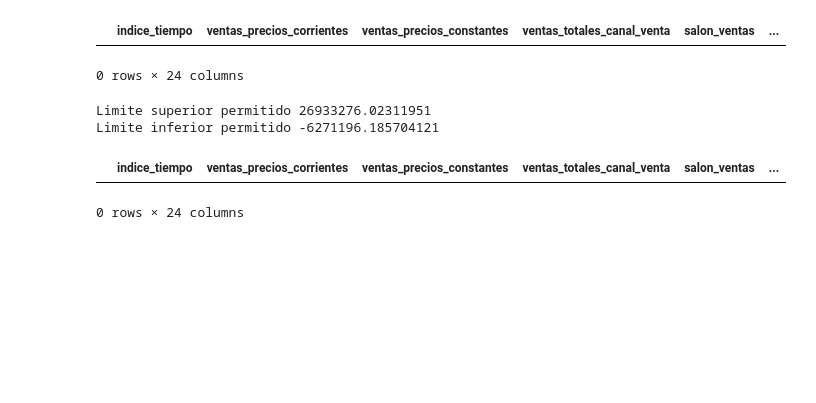
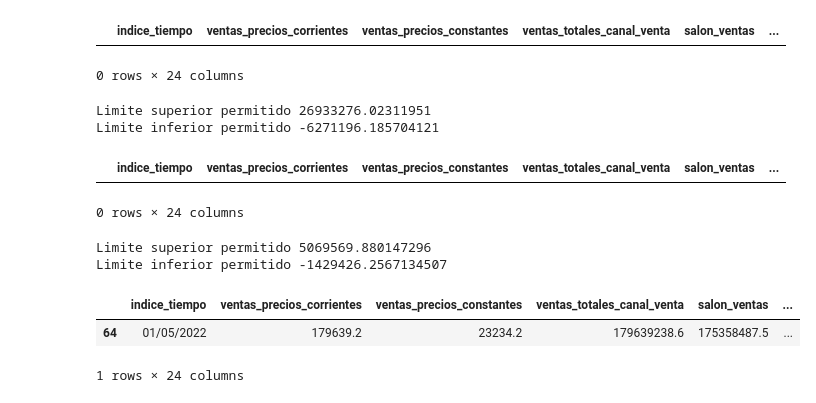
Before and after one commit to elenamnivonh/Actividad3, a Jupyter notebook: Act_Outliers.ipynb, the cells around one changed output. Drawn from its saved outputs; the diff is of its cells as text; code cells hidden in the pictures; blank space fills up the shorter version.

Commit message:
Variable 21

```diff
--- a/Act_Outliers.ipynb
+++ b/Act_Outliers.ipynb
@@ -960,3 +960,21 @@ outliersx20
 # %% [output]
 |  | indice_tiempo | ventas_precios_corrientes | ventas_precios_constantes | ventas_totales_canal_venta | salon_ventas | ... |
 0 rows × 24 columns
+# %%
+#Variable 21
+x21=data3["indumentaria_calzado_textiles_hogar"]
+LS21= x21.mean() + 3*x21.std()
+LI21= x21.mean() - 3*x21.std()
+print("Limite superior permitido", LS21)
+print("Limite inferior permitido", LI21)
+# %% [output]
+Limite superior permitido 5069569.880147296
+Limite inferior permitido -1429426.2567134507
+# %%
+#Outliers de x21
+outliersx21=data3[(x21>LS21)|(x21<LI21)]
+outliersx21
+# %% [output]
+|  | indice_tiempo | ventas_precios_corrientes | ventas_precios_constantes | ventas_totales_canal_venta | salon_ventas | ... |
+| 64 | 01/05/2022 | 179639.2 | 23234.2 | 179639238.6 | 175358487.5 | ... |
+1 rows × 24 columns
```
